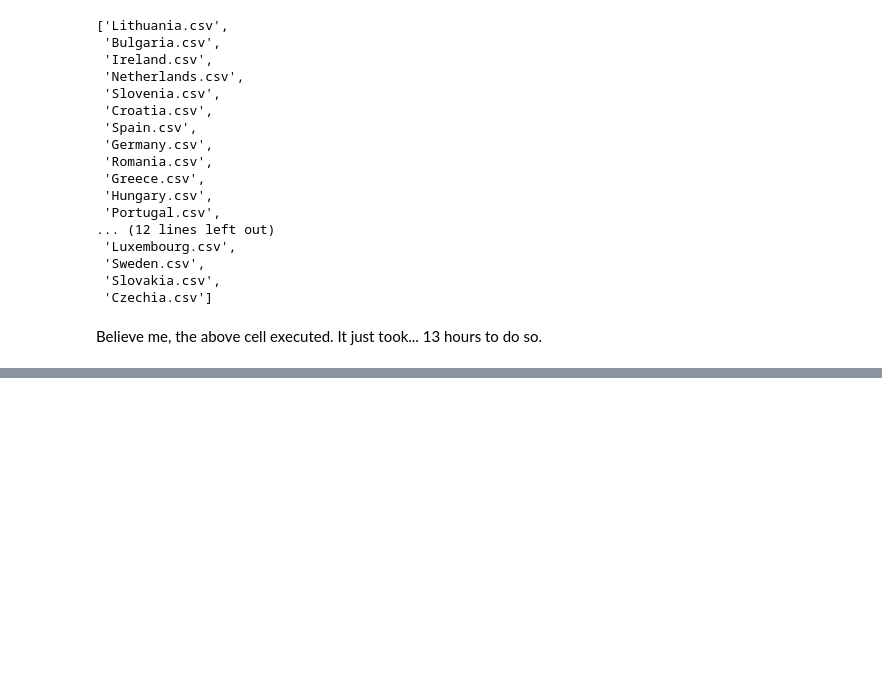
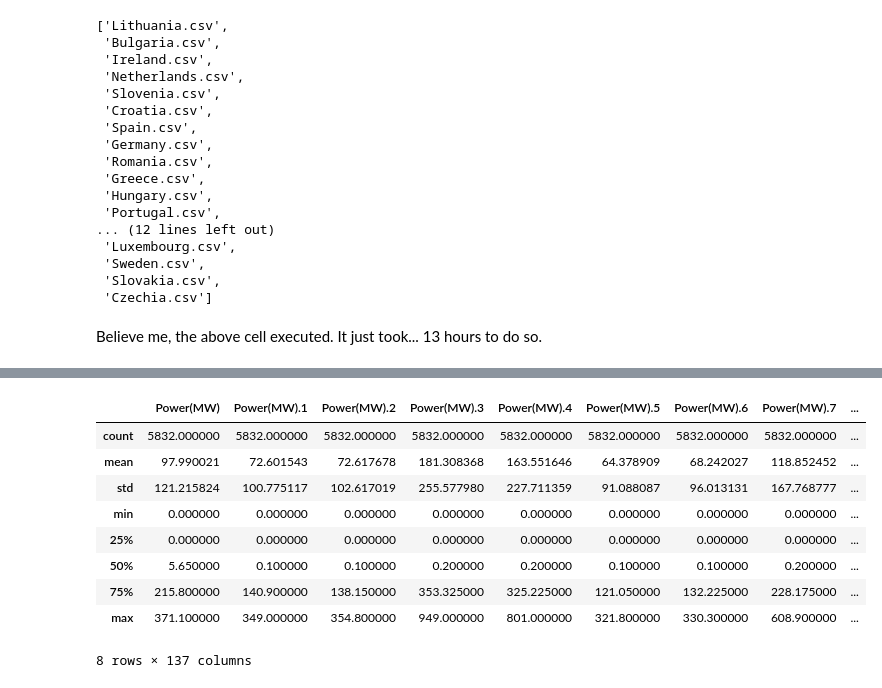
Before and after one commit to CoronaWhy/task-ts, a Jupyter notebook: notebooks/Pre_training_on_Solar_and_Wind_Data.ipynb, the cells around one changed output, grey strips where cells are left out. Cells and saved outputs as stored; diff of their text form; code cells hidden in the pictures; blank space fills up the shorter version.

Commit message:
Solar data trained

```diff
--- a/notebooks/Pre_training_on_Solar_and_Wind_Data.ipynb
+++ b/notebooks/Pre_training_on_Solar_and_Wind_Data.ipynb
@@ -223,0 +264,3 @@ Believe me, the above cell executed. It just took... 13 hours to do so.
+# %%
+import pandas as pd
+solar = pd.read_csv('solar.csv')
@@ -223,0 +277,13 @@ Believe me, the above cell executed. It just took... 13 hours to do so.
+# %%
+solar.describe()
+# %% [output]
+|  | Power(MW) | Power(MW).1 | Power(MW).2 | Power(MW).3 | Power(MW).4 | Power(MW).5 | Power(MW).6 | Power(MW).7 | ... |
+| count | 5832.000000 | 5832.000000 | 5832.000000 | 5832.000000 | 5832.000000 | 5832.000000 | 5832.000000 | 5832.000000 | ... |
+| mean | 97.990021 | 72.601543 | 72.617678 | 181.308368 | 163.551646 | 64.378909 | 68.242027 | 118.852452 | ... |
+| std | 121.215824 | 100.775117 | 102.617019 | 255.577980 | 227.711359 | 91.088087 | 96.013131 | 167.768777 | ... |
+| min | 0.000000 | 0.000000 | 0.000000 | 0.000000 | 0.000000 | 0.000000 | 0.000000 | 0.000000 | ... |
+| 25% | 0.000000 | 0.000000 | 0.000000 | 0.000000 | 0.000000 | 0.000000 | 0.000000 | 0.000000 | ... |
+| 50% | 5.650000 | 0.100000 | 0.100000 | 0.200000 | 0.200000 | 0.100000 | 0.100000 | 0.200000 | ... |
+| 75% | 215.800000 | 140.900000 | 138.150000 | 353.325000 | 325.225000 | 121.050000 | 132.225000 | 228.175000 | ... |
+| max | 371.100000 | 349.000000 | 354.800000 | 949.000000 | 801.000000 | 321.800000 | 330.300000 | 608.900000 | ... |
+8 rows × 137 columns
```
Also changed, not shown: parts of 17 cells of this notebook.
